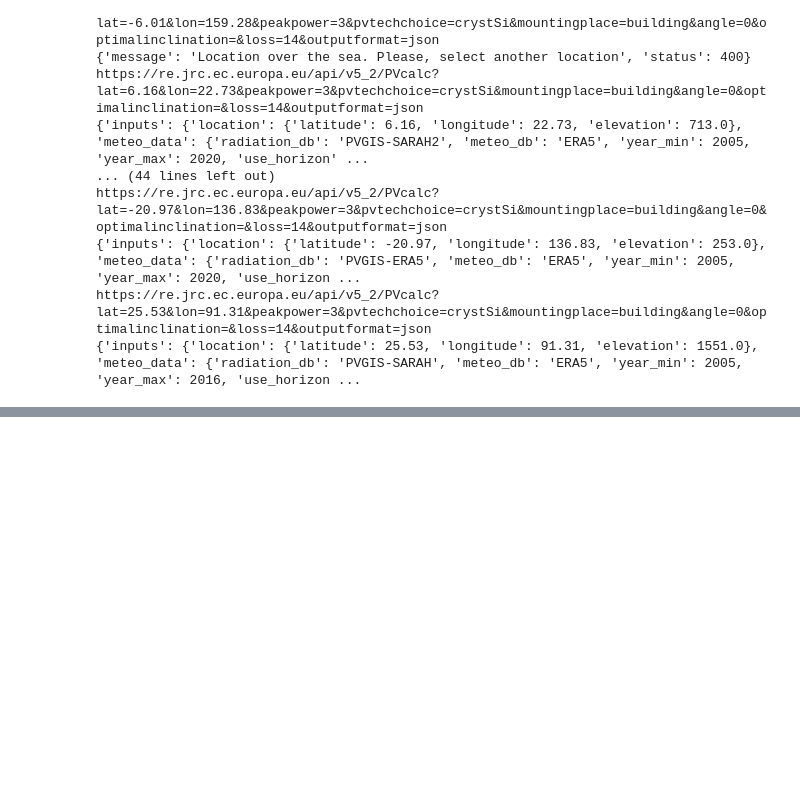
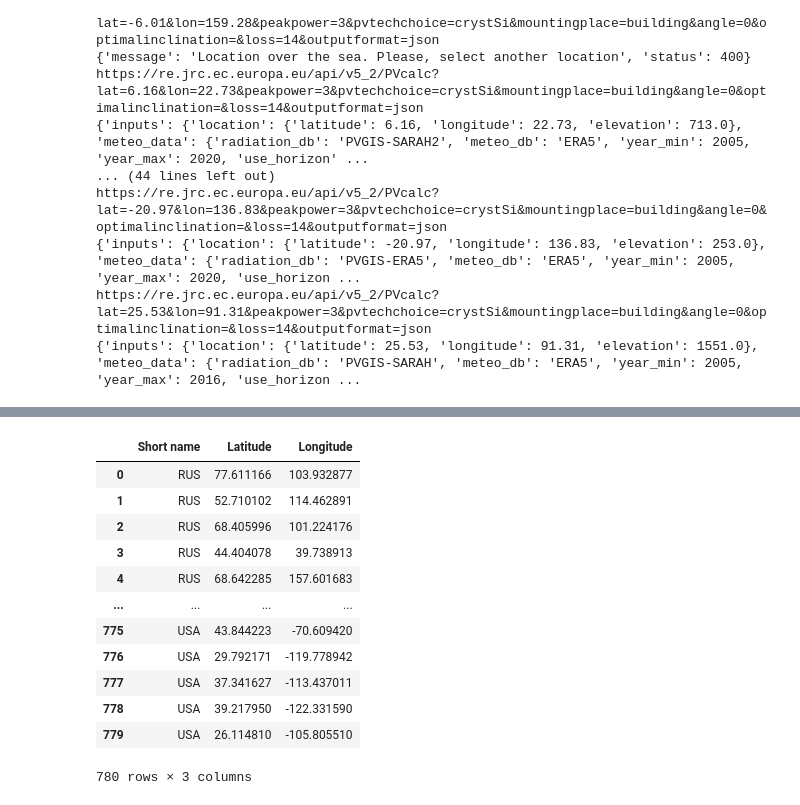
Before and after one commit to EdgarSergues/MPTEX, a Jupyter notebook: PVgis-01.ipynb, the cells around one changed output, grey strips where cells are left out. Cells and saved outputs as stored; diff of their text form; code cells hidden in the pictures; blank space fills up the shorter version.

Commit message:
list of coordinates

```diff
--- a/PVgis-01.ipynb
+++ b/PVgis-01.ipynb
@@ -228,0 +192,17 @@ https://re.jrc.ec.europa.eu/api/v5_2/PVcalc?lat=-34.397&lon=150.644&peakpower=1&
+# %%
+coord = pd.read_csv("coordinates.csv")
+coord
+# %% [output]
+|  | Short name | Latitude | Longitude |
+| 0 | RUS | 77.611166 | 103.932877 |
+| 1 | RUS | 52.710102 | 114.462891 |
+| 2 | RUS | 68.405996 | 101.224176 |
+| 3 | RUS | 44.404078 | 39.738913 |
+| 4 | RUS | 68.642285 | 157.601683 |
+| ... | ... | ... | ... |
+| 775 | USA | 43.844223 | -70.609420 |
+| 776 | USA | 29.792171 | -119.778942 |
+| 777 | USA | 37.341627 | -113.437011 |
+| 778 | USA | 39.217950 | -122.331590 |
+| 779 | USA | 26.114810 | -105.805510 |
+780 rows × 3 columns
```
Also changed, not shown: parts of 3 cells of this notebook, 2 other files.
